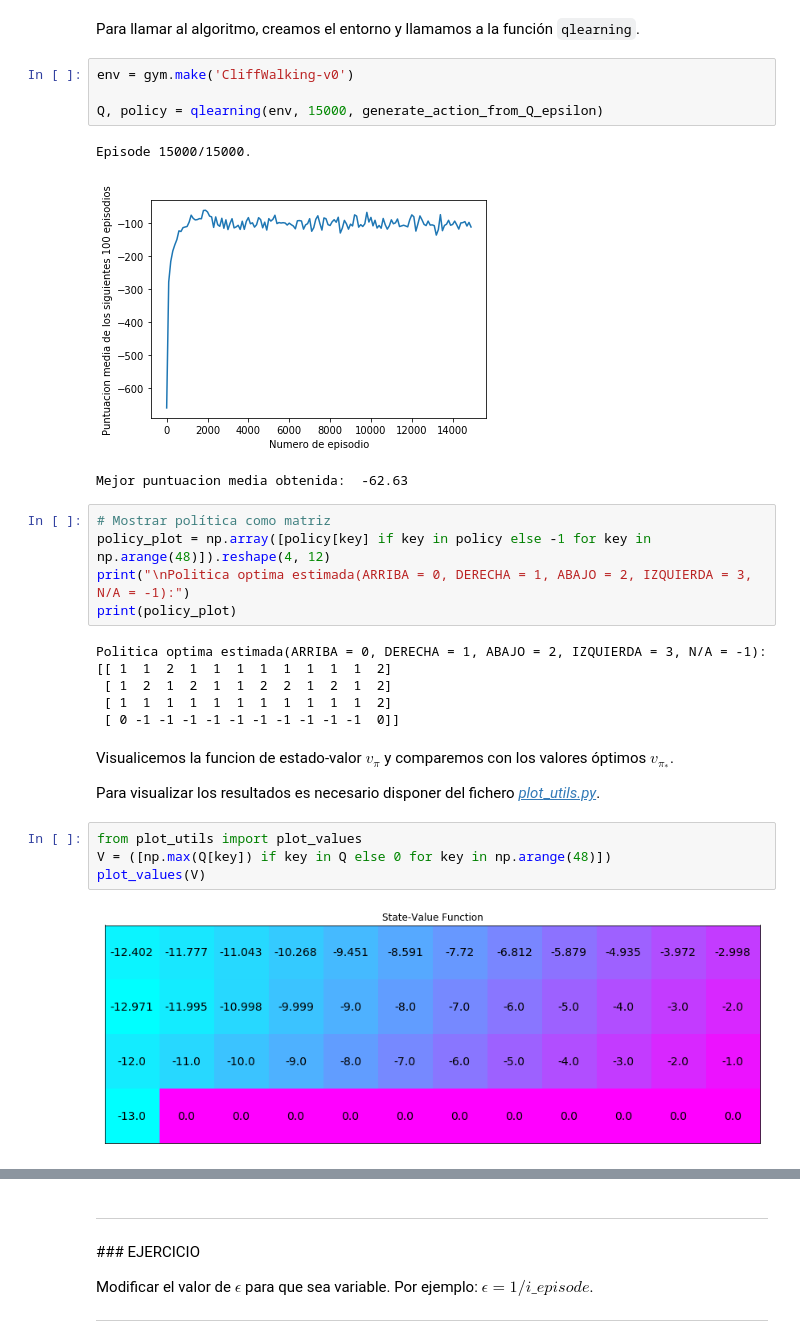
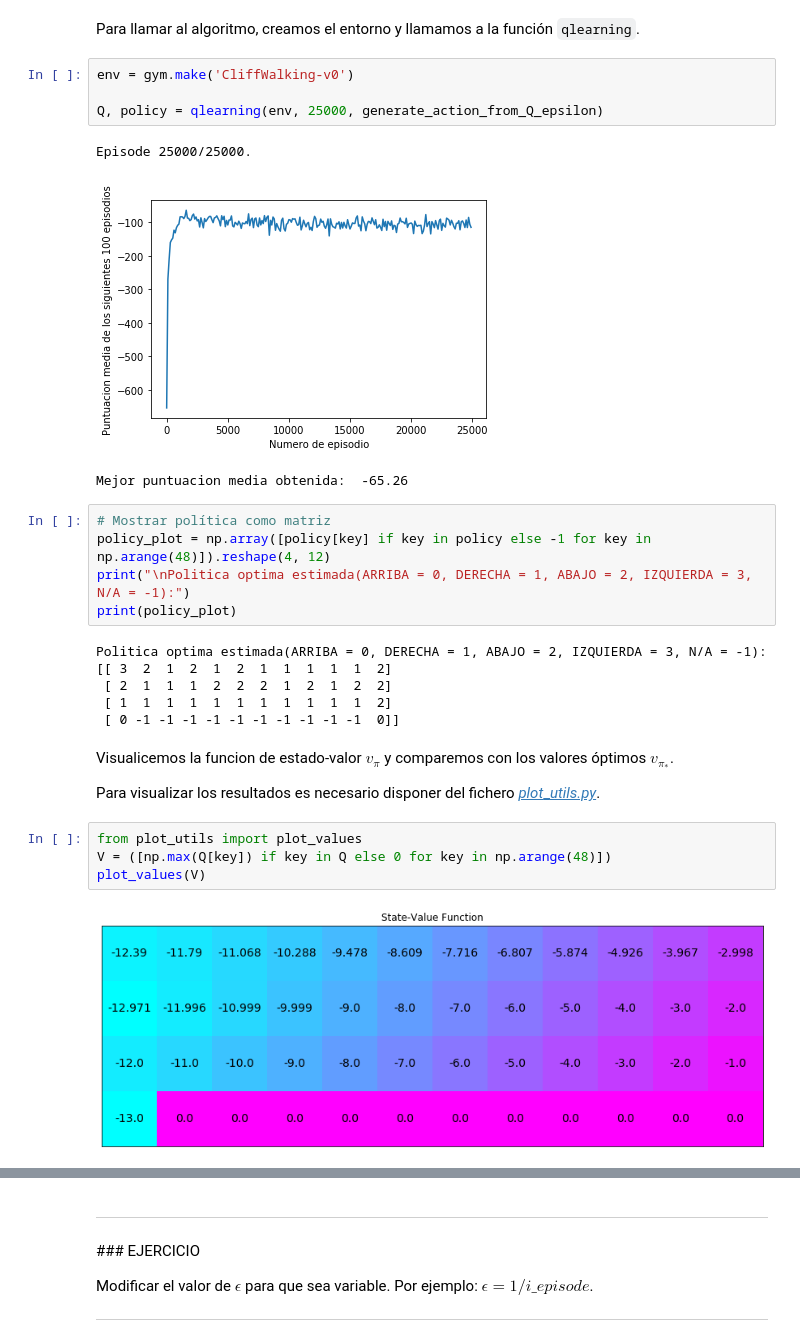
Before and after one commit to jgromero/eci2019-DRL, a Jupyter notebook: Tema 3 - Aprendizaje por Refuerzo/code/03. QLearning_cliffwalking.ipynb, the cells around one changed output, grey strips where cells are left out. Drawn from its saved outputs; the diff is of its cells as text.

```diff
--- a/Tema 3 - Aprendizaje por Refuerzo/code/03. QLearning_cliffwalking.ipynb
+++ b/Tema 3 - Aprendizaje por Refuerzo/code/03. QLearning_cliffwalking.ipynb
@@ -117,11 +117,11 @@ Para llamar al algoritmo, creamos el entorno y llamamos a la función `qlearning
 # %%
 env = gym.make('CliffWalking-v0')
 
-Q, policy = qlearning(env, 15000, generate_action_from_Q_epsilon)
+Q, policy = qlearning(env, 25000, generate_action_from_Q_epsilon)
 # %% [output]
-Episode 15000/15000.
+Episode 25000/25000.
-[figure, old version]
+[figure, new version]
-Mejor puntuacion media obtenida:  -62.63
+Mejor puntuacion media obtenida:  -65.26
 # %%
 # Mostrar política como matriz
 policy_plot = np.array([policy[key] if key in policy else -1 for key in np.arange(48)]).reshape(4, 12)
@@ -129,8 +129,8 @@ print("\nPolitica optima estimada(ARRIBA = 0, DERECHA = 1, ABAJO = 2, IZQUIERDA
 print(policy_plot)
 # %% [output]
 Politica optima estimada(ARRIBA = 0, DERECHA = 1, ABAJO = 2, IZQUIERDA = 3, N/A = -1):
-[[ 1  1  2  1  1  1  1  1  1  1  1  2]
- [ 1  2  1  2  1  1  2  2  1  2  1  2]
+[[ 3  2  1  2  1  2  1  1  1  1  1  2]
+ [ 2  1  1  1  2  2  2  1  2  1  2  2]
  [ 1  1  1  1  1  1  1  1  1  1  1  2]
  [ 0 -1 -1 -1 -1 -1 -1 -1 -1 -1 -1  0]]
 # %% [markdown]
@@ -142,7 +142,7 @@ from plot_utils import plot_values
 V = ([np.max(Q[key]) if key in Q else 0 for key in np.arange(48)])
 plot_values(V)
 # %% [output]
-[figure, old version]
+[figure, new version]
 # %%
 # Definir funcion optima
 V_opt = np.zeros((4,12))
```
Also changed, not shown: parts of 2 cells of this notebook, 5 other files.
